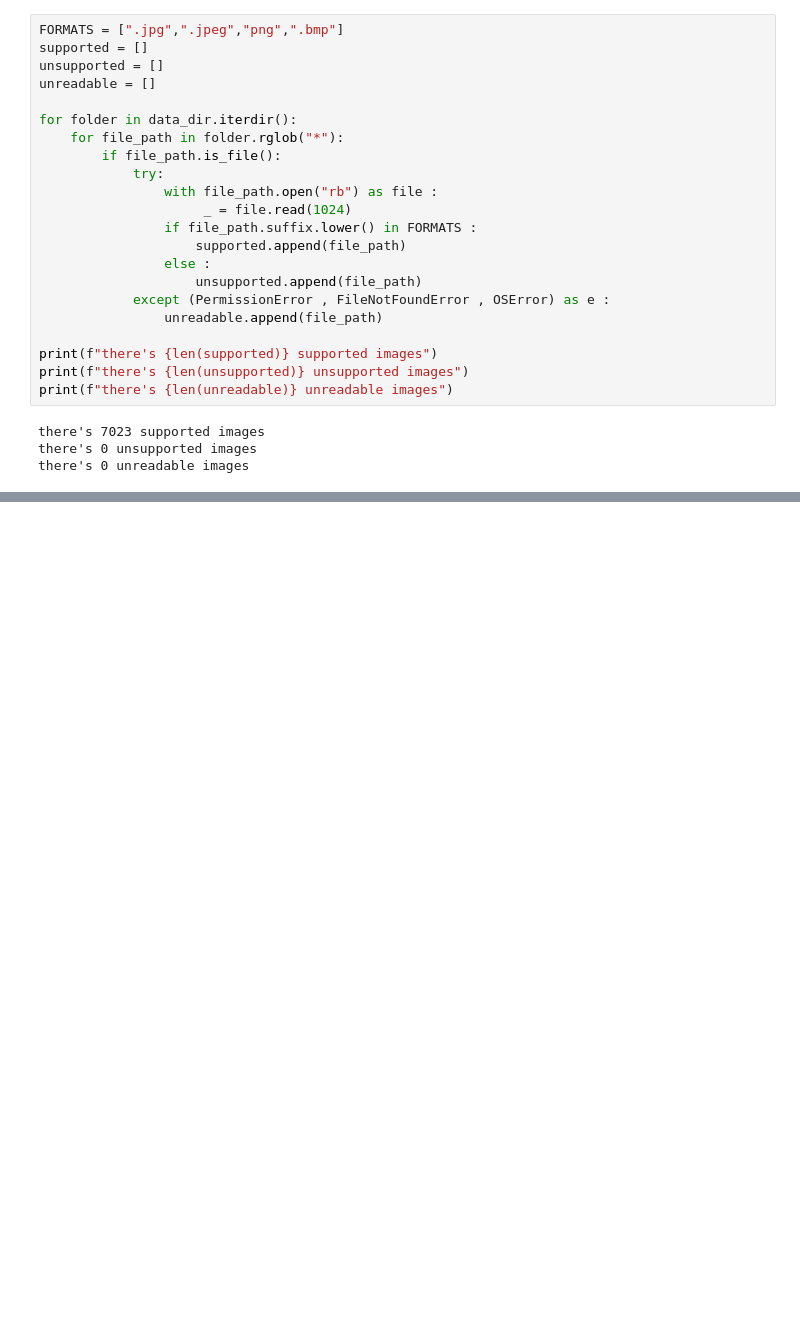
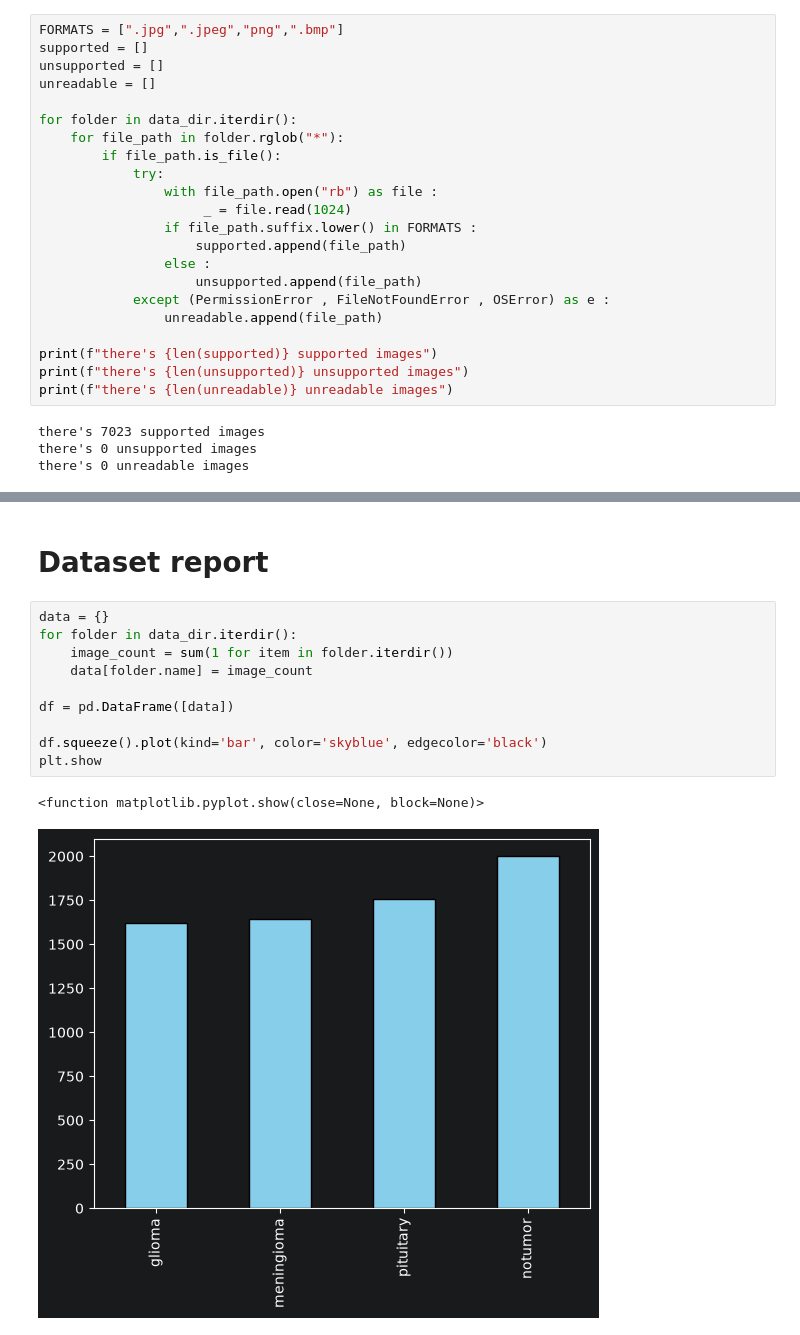
Before and after one commit to WalidElmiloudi/BrainScan, a Jupyter notebook: notebooks/01_dataset_audit.ipynb, the cells around one changed output, grey strips where cells are left out. Cells and saved outputs as stored; diff of their text form; blank space fills up the shorter version.

```diff
--- a/notebooks/01_dataset_audit.ipynb
+++ b/notebooks/01_dataset_audit.ipynb
@@ -60,0 +89,15 @@ there's 0 unreadable images
+# %% [markdown]
+# Dataset report
+# %%
+data = {}
+for folder in data_dir.iterdir():
+    image_count = sum(1 for item in folder.iterdir())
+    data[folder.name] = image_count
+
+df = pd.DataFrame([data])
+
+df.squeeze().plot(kind='bar', color='skyblue', edgecolor='black')
+plt.show
+# %% [output]
+<function matplotlib.pyplot.show(close=None, block=None)>
+[figure, added]
```
Also changed, not shown: parts of 3 cells of this notebook, 1 other file.
